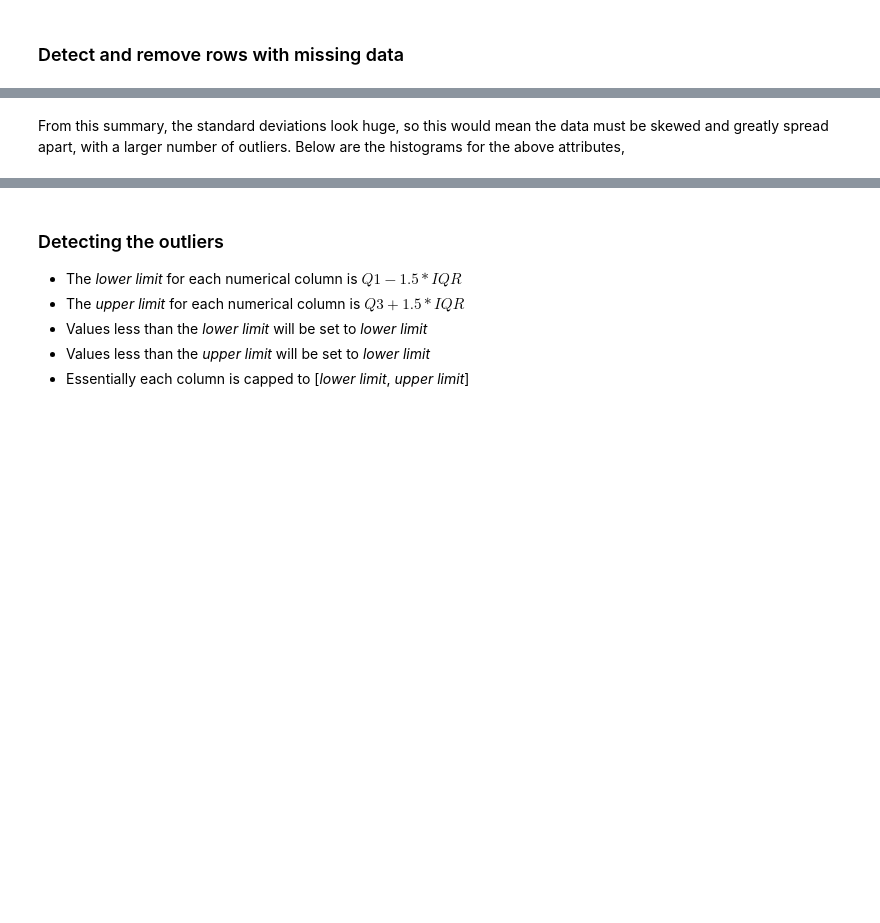
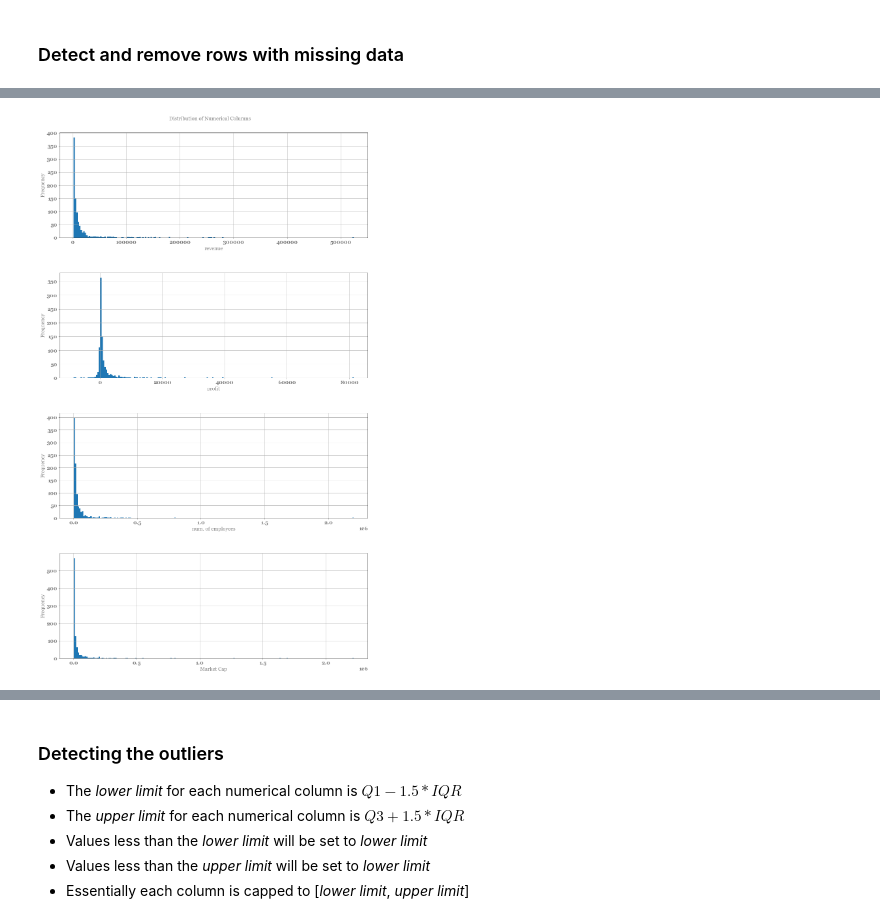
Before and after one commit to BrandonHardatt/fortune-1000, a Jupyter notebook: Project-Iteration2.ipynb, the cells around one changed output, grey strips where cells are left out. Saved outputs shown, nothing was run; the diff lists cells and outputs as text; code cells hidden in the pictures; blank space fills up the shorter version.

Commit message:
Part 1
Currently attempting to encode the data before data scaling

```diff
--- a/Project-Iteration2.ipynb
+++ b/Project-Iteration2.ipynb
@@ -93,6 +82,3 @@ This can be resolved easily,<br>
-# %%
-df[['Market Cap', 'prev_rank']] = df[['Market Cap', 'prev_rank']].apply(pd.to_numeric, errors='coerce')
-df.info()
 # %% [markdown]
 ### Removing Attributes
 
@@ -106,0 +117,3 @@ df.info()
+# %%
+df[['Market Cap']] = df[['Market Cap']].apply(pd.to_numeric, errors='coerce')
+df.info()
@@ -107,3 +141,7 @@ df.info()
+# %%
+categorical_attributes = ['sector','ceo_founder','ceo_woman','profitable']
+numerical_attributes = ['revenue','profit','num. of employees','Market Cap']
+# target_attribute = ["output"]
 # %% [markdown]
 ### Detect and remove rows with missing data
 # %%
@@ -124,9 +181,0 @@ Attributes like revenue, profit and num. of employees play a key role in differe
-# %%
-
-categorical_attributes = ['sector','city','state','newcomer','ceo_founder','ceo_woman','profitable']
-numerical_attributes = ["revenue","profit","Market Cap","num. of employees"]
-# target_attribute = ["output"]
-stats = ['mean', 'median', 'std', 'var']
-agg_dict = {'revenue': stats, 'profit': stats, 'Market Cap': stats, 'num. of employees': stats}
-desc_stats = df.agg(agg_dict).round(3)
-desc_stats
@@ -135,14 +206,17 @@ df.describe()
-# %% [markdown]
-From this summary, the standard deviations look huge, so this would mean the data must be skewed and greatly spread apart, with a larger number of outliers. Below are the histograms for the above attributes,
 # %%
-def plot_histograms_density(df, columns):
+def plot_histograms_density(df, columns, title):
     temp = df.copy()
-    fig, axs = plt.subplots(len(columns), 1, figsize = (20,20))
+    fig, axs = plt.subplots(len(columns), 1, figsize = (16,25))
     fig.tight_layout(pad=5.0)
+    fig.suptitle(title, fontsize=16)
+
     i = 0
-    for c in columns:
-        temp[c].hist(ax = axs[i], bins=100) # normalizes the density
-        temp[c].plot.density(ax = axs[i], title = c)
+    for col in columns:
+        temp[col].hist(ax=axs[i], bins=200)
+        axs[i].set_ylabel("Frequency")
+        axs[i].set_xlabel(col)
         i += 1
 
-plot_histograms_density(df, numerical_attributes)
+plot_histograms_density(df, numerical_attributes, "Distribution of Numerical Columns")
+# %% [output]
+[figure, added]
```
Also changed, not shown: parts of 39 cells of this notebook, 6 other files.
